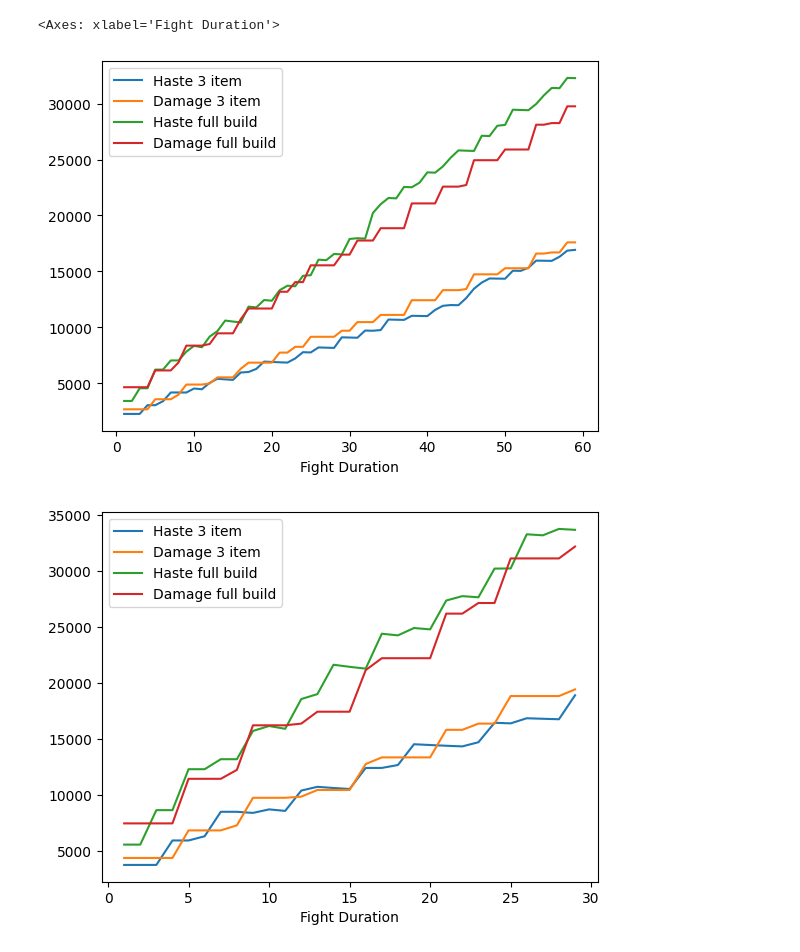
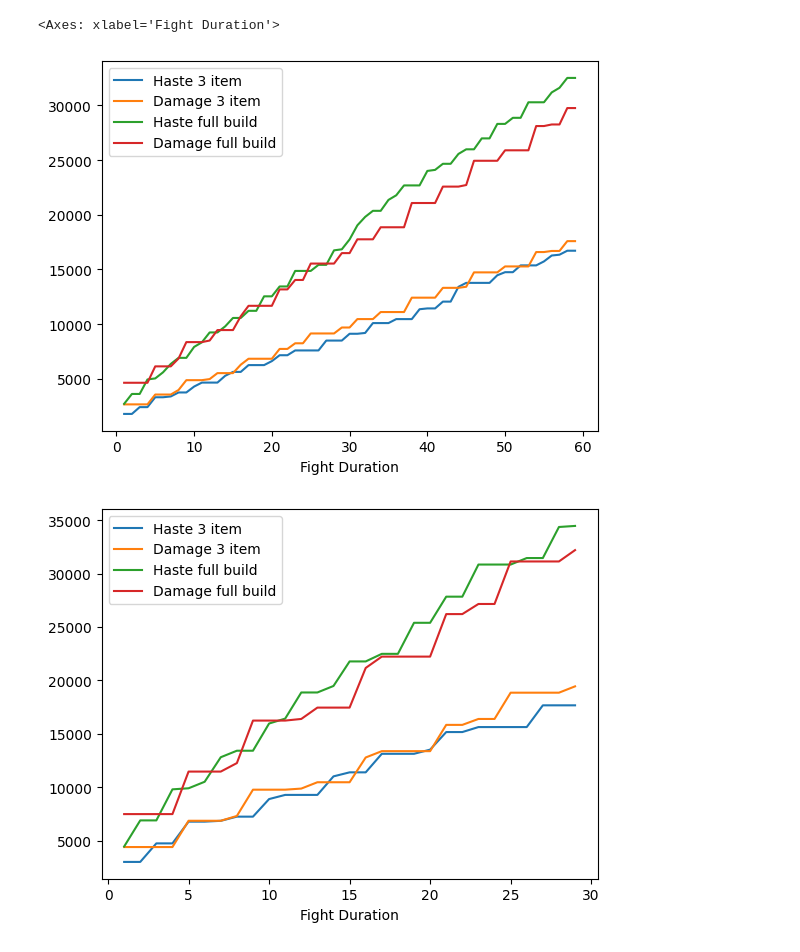
Before and after one commit to jbadlato/jbadlato.github.io, a Jupyter notebook: hwei.ipynb, the cells around one changed output. Cells and saved outputs as stored; diff of their text form; code cells hidden in the pictures.

Commit message:
some improvements around actualizer math

```diff
--- a/hwei.ipynb
+++ b/hwei.ipynb
@@ -250,14 +252,15 @@ def premitigated_dmg(fight_duration: float, items: list[Item], spells: dict[str,
     total_haste += TRANSCENDENCE_MAX_HASTE
     total_haste += sum([item.haste for item in items])
     total_basic_haste = total_haste + LEGENDS_HASTE_MAX_HASTE
-    def get_number_of_casts(spell: str):
+    def get_number_of_casts(spell: str, fight_duration):
+        # TODO: cast time
         base_cooldown = SPELLS[spell].cd[spells[spell]-1]
         total_cooldown = cooldown(base_cooldown, total_haste if spell.startswith('r') else total_basic_haste)
-        # TODO: factor in actualizer
-        # assert fight_duration <= ACTUALIZER_DURATION, "TODO: quick hack for assuming quick fight < 8 seconds"
-        # if ACTUALIZER in items:
-        #     total_cooldown = total_cooldown/(ACTUALIZER_CD_SPEED + 1) # TODO: I think this is how the math works
-        cast_count = math.floor(fight_duration/total_cooldown+1)
+        effective_fight_duration = fight_duration
+        if ACTUALIZER in items:
+            assert fight_duration < ACTUALIZER_ACTIVE_CD + ACTUALIZER_DURATION
+            effective_fight_duration += ACTUALIZER_CD_SPEED*min(fight_duration, ACTUALIZER_DURATION)
+        cast_count = math.floor(effective_fight_duration/total_cooldown+1)
         return cast_count
     def get_total_mana():
         result = 0
@@ -278,17 +281,34 @@ def premitigated_dmg(fight_duration: float, items: list[Item], spells: dict[str,
         return result
     total_ap = get_total_ap()
     result = 0
-    # TODO: Actualizer cooldown reduction
+    # if ACTUALIZER in items:
+    #     assert fight_duration < ACTUALIZER_ACTIVE_CD + ACTUALIZER_DURATION
+    #     bonus_mana = 0
+    #     bonus_mana += MANAFLOW_BAND_BONUS_MANA
+    #     bonus_mana += sum([item.mana for item in items])
+    #     # during active:
+    #     effective_active_duration = min(fight_duration, ACTUALIZER_DURATION)
+    #     for spell in spells:
+    #         result += get_number_of_casts(spell, effective_active_duration) * SPELLS[spell].dmg_function(ability_power=total_ap, level=spells[spell])
+    #     passive_procs = math.floor(sum([get_number_of_casts(spell, effective_active_duration) for spell in spells if not spell.startswith('w')])/2) * number_of_targets
+    #     result += p_dmg(level=level, ability_power=total_ap) * passive_procs
+    #     result += result * actualizer_bonus_effect(bonus_mana)
+
+    #     # after active:
+    #     remaining_fight_duration = fight_duration - min(fight_duration, ACTUALIZER_DURATION)
+    #     if remaining_fight_duration == 0:
+    #         return result
+    #     for spell in spells:
+    #         result += get_number_of_casts(spell, remaining_fight_duration) * SPELLS[spell].dmg_function(ability_power=total_ap, level=spells[spell])
+    #     passive_procs = math.floor(sum([get_number_of_casts(spell, remaining_fight_duration) for spell in spells if not spell.startswith('w')])/2) * number_of_targets
+    #     result += p_dmg(level=level, ability_power=total_ap) * passive_procs
+
+    #     return result
+
     for spell in spells:
-        result += get_number_of_casts(spell) * SPELLS[spell].dmg_function(ability_power=total_ap, level=spells[spell])
-    # TODO: this assumes 1v1
-    passive_procs = math.floor(sum([get_number_of_casts(spell) for spell in spells if not spell.startswith('w')])/2) * number_of_targets
+        result += get_number_of_casts(spell, fight_duration) * SPELLS[spell].dmg_function(ability_power=total_ap, level=spells[spell])
+    passive_procs = math.floor(sum([get_number_of_casts(spell, fight_duration) for spell in spells if not spell.startswith('w')])/2) * number_of_targets
     result += p_dmg(level=level, ability_power=total_ap) * passive_procs
-    if ACTUALIZER in items:
-        bonus_mana = 0
-        bonus_mana += MANAFLOW_BAND_BONUS_MANA
-        bonus_mana += sum([item.mana for item in items])
-        result += result*actualizer_bonus_effect(bonus_mana) * (min(ACTUALIZER_DURATION,fight_duration)/fight_duration) # TODO: this is a crude estimation
     # TODO: Horizon focus
     # assert fight_duration <= HORIZON_FOCUS_DURATION
     # if HORIZON_FOCUS in items:
@@ -307,45 +327,38 @@ def total_dmg(fight_duration: float, items: list[Item], spells: dict[str, int] =
     effective_mr -= effective_mr * sum([item.mpen_pct for item in items])
     effective_mr -= sum([item.mpen for item in items])
     return premitigated_dmg(fight_duration, items, spells, level, number_of_targets) * ((100/(100+effective_mr)) if effective_mr >= 0 else (2 - 100/(100-effective_mr)))
-
-
-# duration = ACTUALIZER_DURATION
-# result = total_dmg(duration, items=[BLACKFIRE_TORCH, SERAPHS_EMBRACE, ACTUALIZER, COSMIC_DRIVE, CRYPTBLOOM, HORIZON_FOCUS, IONIAN_BOOTS])
-# print(result)
-# result = total_dmg(duration, items=[BLACKFIRE_TORCH, SERAPHS_EMBRACE, ACTUALIZER, RABADONS, CRYPTBLOOM, HORIZON_FOCUS, IONIAN_BOOTS])
-# print(result)
 
 import pandas as pd
 
 item_set1 = [BLACKFIRE_TORCH, SERAPHS_EMBRACE, ACTUALIZER, IONIAN_BOOTS]
 item_set2 = [BLACKFIRE_TORCH, SHADOWFLAME, RABADONS, SORC_BOOTS]
 # item_set3 = [BLACKFIRE_TORCH, LIANDRYS, SHADOWFLAME, SORC_BOOTS] # Most common (mid) build on lolalytics
 
 item_set3 = [BLACKFIRE_TORCH, SERAPHS_EMBRACE, ACTUALIZER, COSMIC_DRIVE, HORIZON_FOCUS, CRYPTBLOOM, IONIAN_BOOTS]
 item_set4 = [BLACKFIRE_TORCH, SHADOWFLAME, RABADONS, LIANDRYS, VOID_STAFF, ZHONYAS, SORC_BOOTS]
 number_of_targets=1
 series = pd.DataFrame({
     "Fight Duration": range(1, 60),
 })
 series["Haste 3 item"] = series.apply(lambda x: total_dmg(x["Fight Duration"], item_set1, number_of_targets=number_of_targets), axis=1)
 series["Damage 3 item"] = series.apply(lambda x: total_dmg(x["Fight Duration"], item_set2, number_of_targets=number_of_targets), axis=1)
 series["Haste full build"] = series.apply(lambda x: total_dmg(x["Fight Duration"], item_set3, number_of_targets=number_of_targets), axis=1)
 series["Damage full build"] = series.apply(lambda x: total_dmg(x["Fight Duration"], item_set4, number_of_targets=number_of_targets), axis=1)
 
 series.plot(x="Fight Duration", y=["Haste 3 item", "Damage 3 item", "Haste full build", "Damage full build"])
 
 
 number_of_targets=5
 series = pd.DataFrame({
     "Fight Duration": range(1, 30),
 })
 series["Haste 3 item"] = series.apply(lambda x: total_dmg(x["Fight Duration"], item_set1, number_of_targets=number_of_targets), axis=1)
 series["Damage 3 item"] = series.apply(lambda x: total_dmg(x["Fight Duration"], item_set2, number_of_targets=number_of_targets), axis=1)
 series["Haste full build"] = series.apply(lambda x: total_dmg(x["Fight Duration"], item_set3, number_of_targets=number_of_targets), axis=1)
 series["Damage full build"] = series.apply(lambda x: total_dmg(x["Fight Duration"], item_set4, number_of_targets=number_of_targets), axis=1)
 
 series.plot(x="Fight Duration", y=["Haste 3 item", "Damage 3 item", "Haste full build", "Damage full build"])
 # %% [output]
 <Axes: xlabel='Fight Duration'>
-[figure, old version]
+[figure, new version]
-[figure, old version]
+[figure, new version]
```
Also changed, not shown: parts of 2 cells of this notebook.
